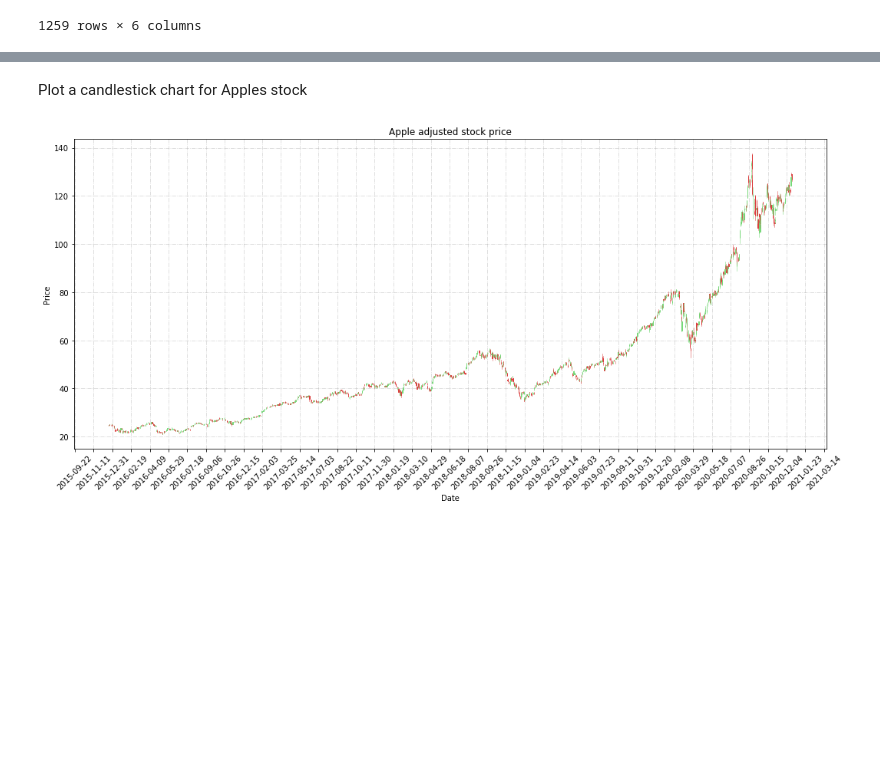
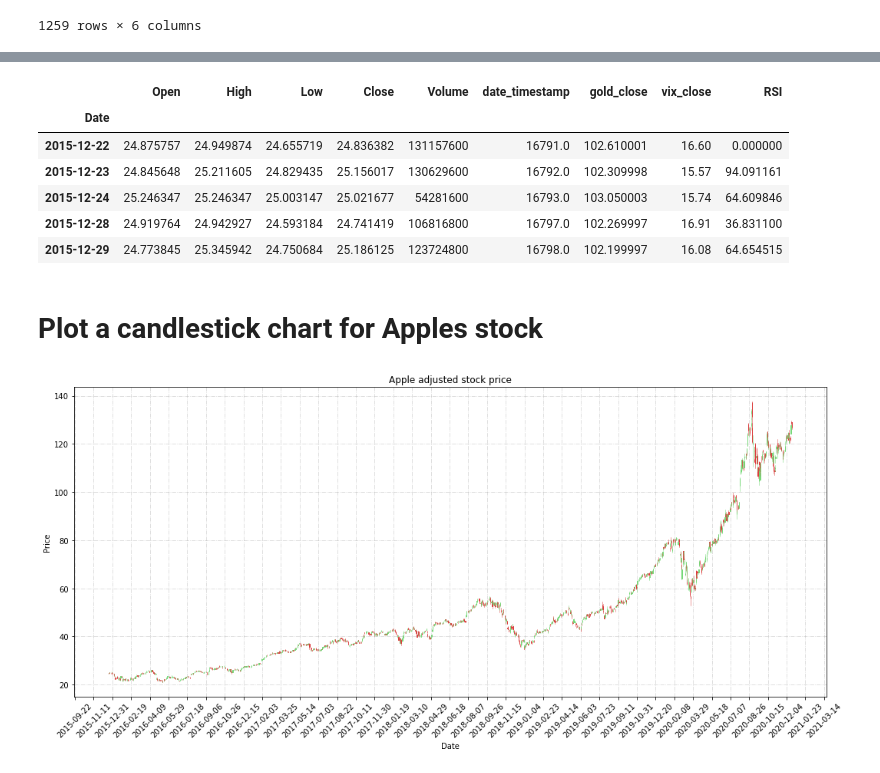
Before and after one commit to eytanohana/LSTM-for-stock-price-prediction, a Jupyter notebook: LSTM_Price_predictions.ipynb, the cells around one changed output, grey strips where cells are left out. Cells and saved outputs as stored; diff of their text form; code cells hidden in the pictures; blank space fills up the shorter version.

Commit message:
add rsi to data

```diff
--- a/LSTM_Price_predictions.ipynb
+++ b/LSTM_Price_predictions.ipynb
@@ -135,0 +140,3 @@ apple_data
+# %%
+apple_close_delta = apple_data.Close.diff()[1:]
+apple_close_delta
@@ -135,0 +157,16 @@ apple_data
+# %%
+# Make the positive gains (up) and negative gains (down) Series
+up, down = apple_close_delta.copy(), apple_close_delta.copy()
+up[up < 0] = 0
+down[down > 0] = 0
+# %%
+window_length = 14
+
+# Calculate the EWMA
+roll_up1 = up.ewm(span=window_length).mean()
+roll_down1 = down.abs().ewm(span=window_length).mean()
+
+# Calculate the RSI based on EWMA
+RS1 = roll_up1 / roll_down1
+RSI1 = 100.0 - (100.0 / (1.0 + RS1))
+RSI1
@@ -136,3 +187,19 @@ apple_data
+# %%
+try:
+    apple_data.drop(index=first_date, inplace=True)
+except KeyError:
+    pass
+# %%
+apple_data['RSI'] = RSI1
+apple_data.head()
+# %% [output]
+|  | Open | High | Low | Close | Volume | date_timestamp | gold_close | vix_close | RSI |
+| Date |  |  |  |  |  |  |  |  |  |
+| 2015-12-22 | 24.875757 | 24.949874 | 24.655719 | 24.836382 | 131157600 | 16791.0 | 102.610001 | 16.60 | 0.000000 |
+| 2015-12-23 | 24.845648 | 25.211605 | 24.829435 | 25.156017 | 130629600 | 16792.0 | 102.309998 | 15.57 | 94.091161 |
+| 2015-12-24 | 25.246347 | 25.246347 | 25.003147 | 25.021677 | 54281600 | 16793.0 | 103.050003 | 15.74 | 64.609846 |
+| 2015-12-28 | 24.919764 | 24.942927 | 24.593184 | 24.741419 | 106816800 | 16797.0 | 102.269997 | 16.91 | 36.831100 |
+| 2015-12-29 | 24.773845 | 25.345942 | 24.750684 | 25.186125 | 123724800 | 16798.0 | 102.199997 | 16.08 | 64.654515 |
 # %%
 # Create a list of lists where each inner-list represents
 # one day's trading history
@@ -140,6 +208,6 @@ apple = apple_data[[Consts.DATE_TIMESTAMP, Consts.OPEN, Consts.HIGH, Consts.LOW,
 apple_list = apple.values.tolist()
 # %% [markdown]
-Plot a candlestick chart for Apples stock
+# Plot a candlestick chart for Apples stock
 # %%
 
 # Build the plot
```
Also changed, not shown: parts of 5 cells of this notebook.
